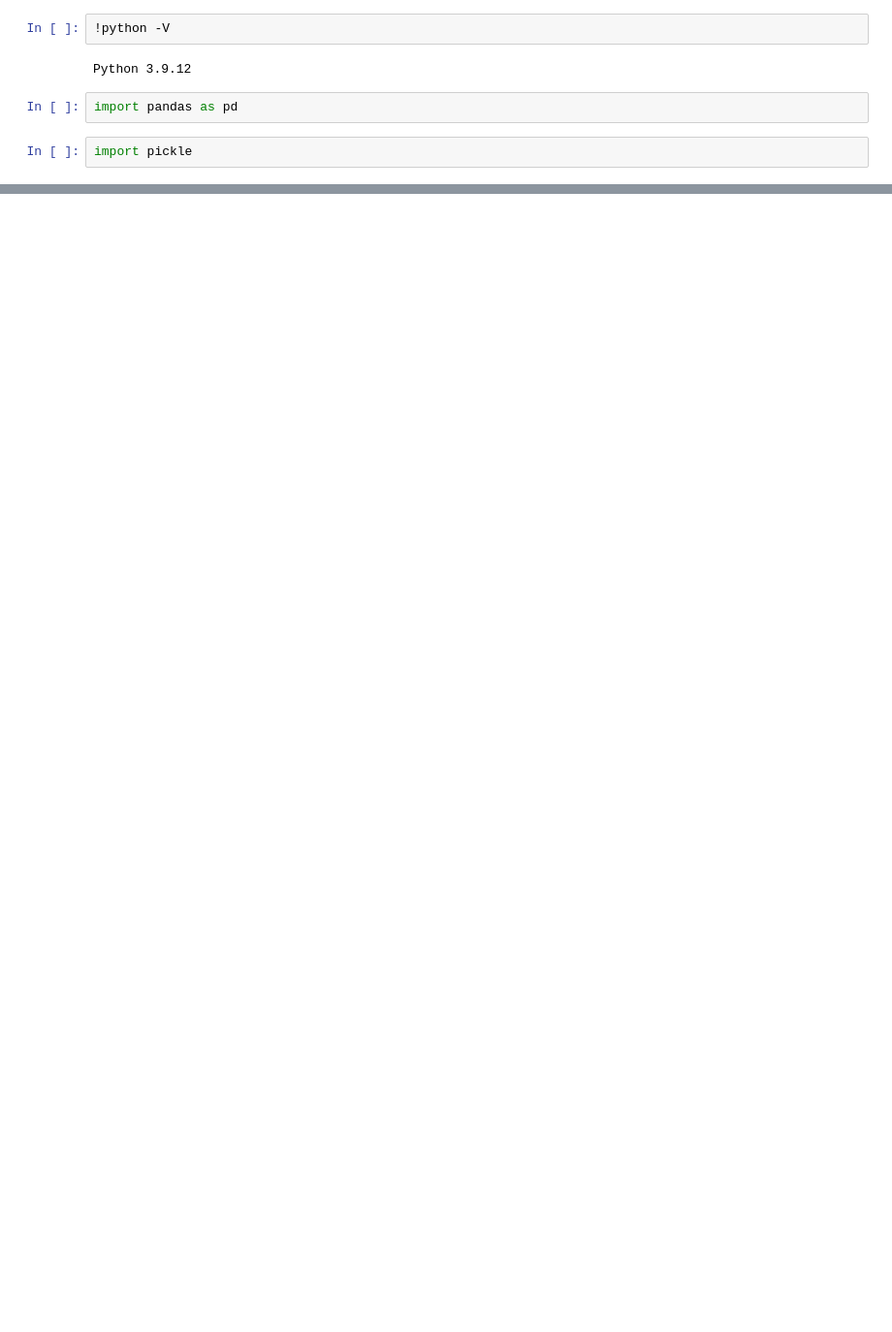
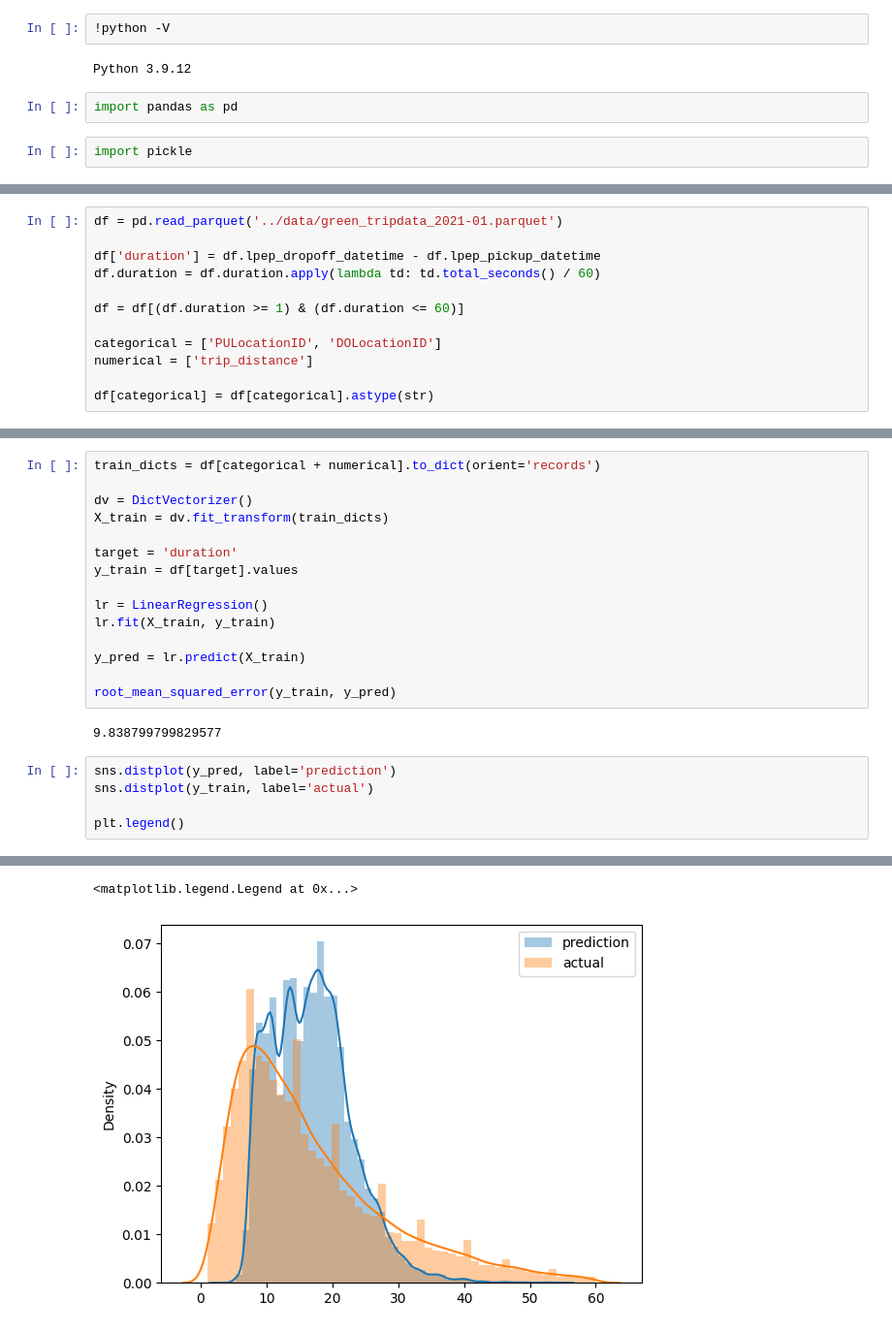
Before and after one commit to DeeplerningAI/mlops-zoomcamp, a Jupyter notebook: 01-intro/duration-prediction.ipynb, the cells around one changed output, grey strips where cells are left out. Shown at 97% size. Cells and saved outputs as stored; diff of their text form; blank space fills up the shorter version.

```diff
--- a/01-intro/duration-prediction.ipynb
+++ b/01-intro/duration-prediction.ipynb
@@ -13,0 +23,12 @@ ModuleNotFoundError: No module named 'seaborn'
+# %%
+df = pd.read_parquet('../data/green_tripdata_2021-01.parquet')
+
+df['duration'] = df.lpep_dropoff_datetime - df.lpep_pickup_datetime
+df.duration = df.duration.apply(lambda td: td.total_seconds() / 60)
+
+df = df[(df.duration >= 1) & (df.duration <= 60)]
+
+categorical = ['PULocationID', 'DOLocationID']
+numerical = ['trip_distance']
+
+df[categorical] = df[categorical].astype(str)
@@ -13,0 +51,23 @@ ModuleNotFoundError: No module named 'seaborn'
+# %%
+train_dicts = df[categorical + numerical].to_dict(orient='records')
+
+dv = DictVectorizer()
+X_train = dv.fit_transform(train_dicts)
+
+target = 'duration'
+y_train = df[target].values
+
+lr = LinearRegression()
+lr.fit(X_train, y_train)
+
+y_pred = lr.predict(X_train)
+
+root_mean_squared_error(y_train, y_pred)
+# %% [output]
+9.838799799829577
+# %%
+sns.distplot(y_pred, label='prediction')
+sns.distplot(y_train, label='actual')
+
+plt.legend()
+# %% [output]
@@ -13,0 +93,2 @@ ModuleNotFoundError: No module named 'seaborn'
+<matplotlib.legend.Legend at 0x...>
+[figure, added]
```
Also changed, not shown: parts of 14 cells of this notebook, 3 other files.
